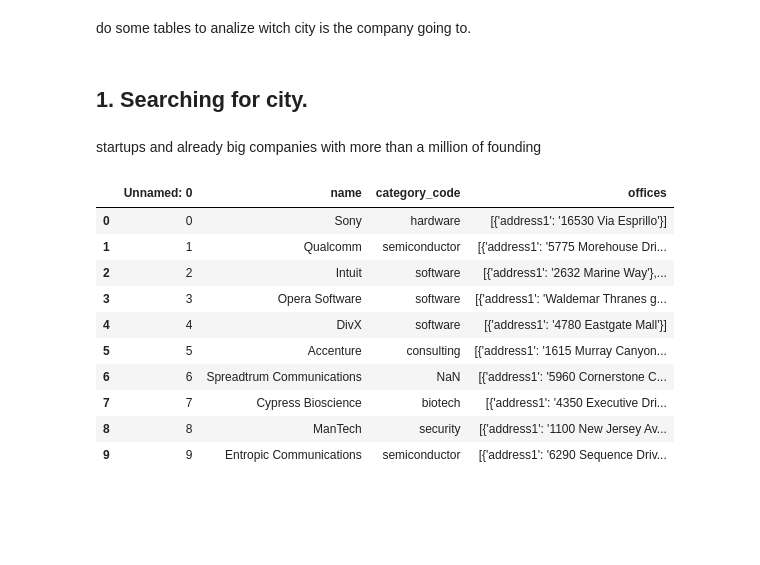
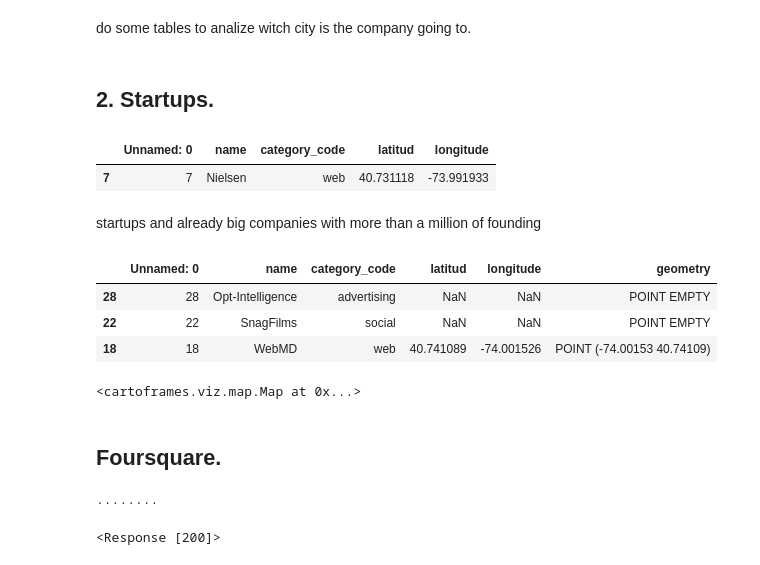
Before and after one commit to imalanz/RockAI_Studio, a Jupyter notebook: Graphing.ipynb, the cells around one changed output. Drawn from its saved outputs; the diff is of its cells as text; code cells hidden in the pictures; blank space fills up the shorter version.

```diff
--- a/Graphing.ipynb
+++ b/Graphing.ipynb
@@ -60,7 +64,11 @@ cities
 | 24 | Kaiserslautern | DEU | 1 |
 # %% [markdown]
 do some tables to analize witch city is the company going to.
-# %% [markdown]
-## 1. Searching for city.
+# %% [markdown]
+## 2. Startups.
 # %%
-startups = pd.read_csv("..\GeoSpatialData_proy3\csv\startups_sandiego.csv")
+startups = pd.read_csv("..\GeoSpatialData_proy3\csv\startups_newyork.csv")
+startups.sample()
+# %% [output]
+|  | Unnamed: 0 | name | category_code | latitud | longitude |
+| 7 | 7 | Nielsen | web | 40.731118 | -73.991933 |
@@ -67,16 +77,41 @@ startups = pd.read_csv("..\GeoSpatialData_proy3\csv\startups_sandiego.csv")
 # %% [markdown]
 startups and already big companies with more than a million of founding
 # %%
-startups
+startups.sample(3)
 # %% [output]
-|  | Unnamed: 0 | name | category_code | offices |
-| 0 | 0 | Sony | hardware | [{'address1': '16530 Via Esprillo'}] |
-| 1 | 1 | Qualcomm | semiconductor | [{'address1': '5775 Morehouse Dri... |
-| 2 | 2 | Intuit | software | [{'address1': '2632 Marine Way'},... |
-| 3 | 3 | Opera Software | software | [{'address1': 'Waldemar Thranes g... |
-| 4 | 4 | DivX | software | [{'address1': '4780 Eastgate Mall'}] |
-| 5 | 5 | Accenture | consulting | [{'address1': '1615 Murray Canyon... |
-| 6 | 6 | Spreadtrum Communications | NaN | [{'address1': '5960 Cornerstone C... |
-| 7 | 7 | Cypress Bioscience | biotech | [{'address1': '4350 Executive Dri... |
-| 8 | 8 | ManTech | security | [{'address1': '1100 New Jersey Av... |
-| 9 | 9 | Entropic Communications | semiconductor | [{'address1': '6290 Sequence Driv... |
+|  | Unnamed: 0 | name | category_code | latitud | longitude | geometry |
+| 28 | 28 | Opt-Intelligence | advertising | NaN | NaN | POINT EMPTY |
+| 22 | 22 | SnagFilms | social | NaN | NaN | POINT EMPTY |
+| 18 | 18 | WebMD | web | 40.741089 | -74.001526 | POINT (-74.00153 40.74109) |
+# %%
+Map(Layer(gdf, "color:purple", popup_hover=[popup_element("name", "Startups")]))
+# %% [output]
+<cartoframes.viz.map.Map at 0x...>
+# %% [markdown]
+## Foursquare.
+# %%
+token = getpass()
+# %% [output]
+········
+# %%
+url = "https://api.foursquare.com/v3/places/search"
+
+params = {
+  	"query": "coffee",
+  	"ll": "41.3977421,2.190249315",
+  	"open_now": "true",
+  	"sort":"DISTANCE",
+    "limit": 5,
+    "radius": 500
+}
+
+headers = {
+    "Accept": "application/json",
+    "Authorization": token
+}
+
+response = requests.request("GET", url, params=params, headers=headers)
+
+response
+# %% [output]
+<Response [200]>
```
Also changed, not shown: parts of 2 cells of this notebook, 4 other files.
